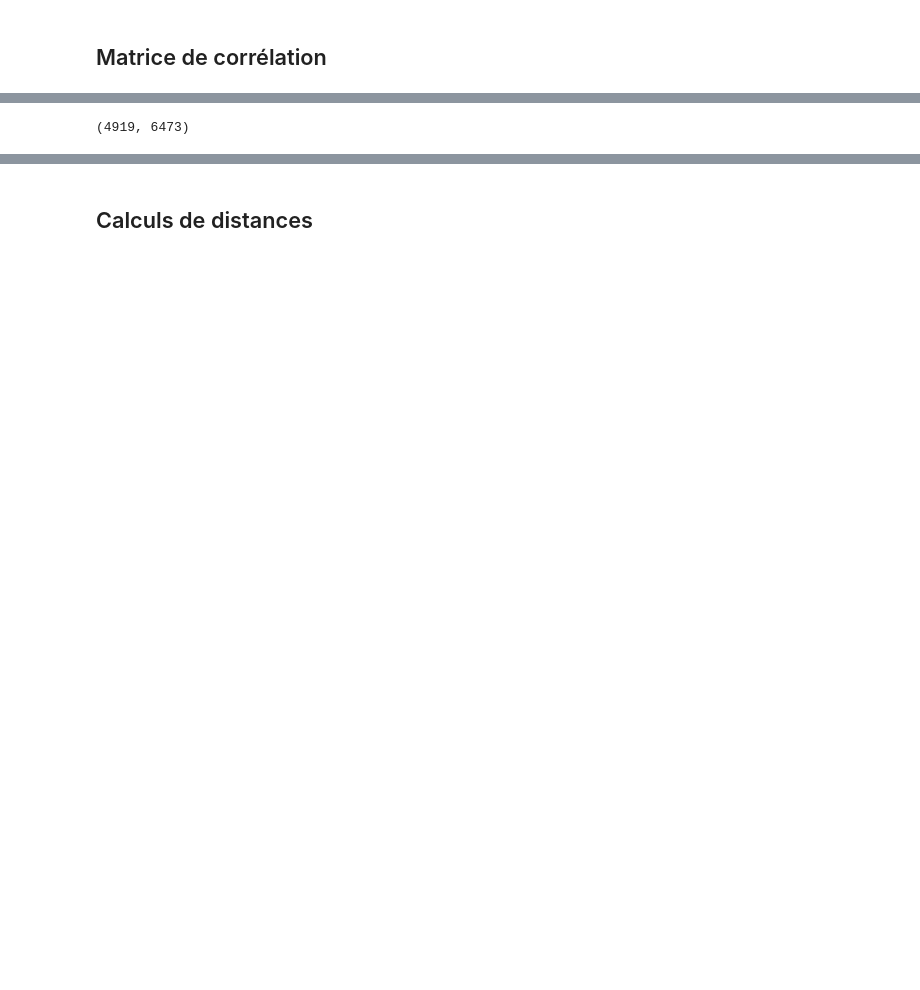
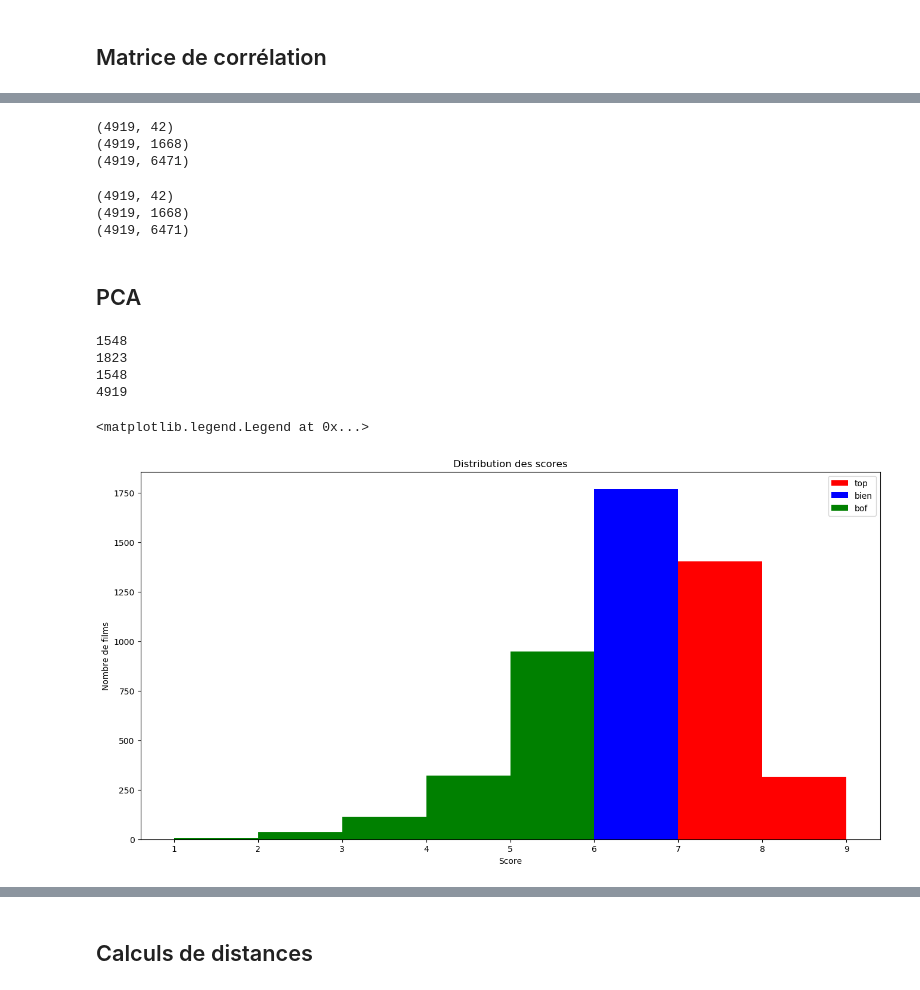
Before and after one commit to morganscao/Projet3, a Jupyter notebook: Notebooks/Projet2 - Modelisation.ipynb, the cells around one changed output, grey strips where cells are left out. Drawn from its saved outputs; the diff is of its cells as text; code cells hidden in the pictures; blank space fills up the shorter version.

```diff
--- a/Notebooks/Projet2 - Modelisation.ipynb
+++ b/Notebooks/Projet2 - Modelisation.ipynb
@@ -53,13 +95,13 @@ def CreateCol(p_df, p_cols):
 # %%
 # Création d'une colonne avec tous les mots clés de la colonne 'genres'
-#cols = ['genres'] #ça et cosine, meilleur avec shrek
+cols = ['genres']
+dfkeys1 = CreateTable(df[cols], cols)
 
-# On peut aussi y mettre un ensemmble de mots clés mais pas trop (bien avec les )
-#cols = ['genres', 'director_name', 'actor_1_name', 'language', 'movie_title']
+# On peut aussi mettre d'autres mots clés mais pas trop
+cols = ['genres', 'director_name', 'actor_1_name', 'language', 'movie_title']
+dfkeys2 = CreateTable(df[cols], cols)
 
-# On peut aussi y mettre un ensemmble de mots clés
-cols = ['genres', 'plot_keywords', 'director_name', 'actor_1_name', 'actor_2_name', 'actor_3_name', 'color', 'language', 'country', 'content_rating', 'movie_title']
-
-df_keywords = CreateCol(df[cols], cols)
-df_keywords.head()
+# On peut tester avec tous les mots clés
+cols = ['genres', 'plot_keywords', 'director_name', 'actor_1_name', 'actor_2_name', 'actor_3_name', 'language', 'country', 'content_rating', 'movie_title']
+dfkeys3 = CreateTable(df[cols], cols)
 # %% [output]
@@ -164,6 +114,58 @@ tmp.shape
-# %%
-df_num = df.select_dtypes(include=[np.number])
-df_num = pd.concat([df_num, tmp], axis=1)
-print (df_num.shape)
-# %% [output]
-(4919, 6473)
+# %%
+# Création des matrices avec de plus en plus d'information
+df_num = df.select_dtypes(include=[np.number])
+df_num1 = pd.concat([df_num, dfkeys1], axis=1)
+print (df_num1.shape)
+df_num2 = pd.concat([df_num, dfkeys2], axis=1)
+print (df_num2.shape)
+df_num3 = pd.concat([df_num, dfkeys3], axis=1)
+print (df_num3.shape)
+# %% [output]
+(4919, 42)
+(4919, 1668)
+(4919, 6471)
+# %%
+# Normalisation
+X_norm1 = preprocessing.scale(df_num1)
+print (X_norm1.shape)
+X_norm2 = preprocessing.scale(df_num2)
+print (X_norm2.shape)
+X_norm3 = preprocessing.scale(df_num3)
+print (X_norm3.shape)
+# %% [output]
+(4919, 42)
+(4919, 1668)
+(4919, 6471)
+# %% [markdown]
+## PCA
+# %%
+# Voyons si on peut classer les films par leur score
+y = df_num1.imdb_score
+# On fait trois catégories à peu près homogène
+bins = [0,6,7,10]
+group_names = ['bof', 'bien', 'top']
+cats = pd.cut(y, bins, labels=group_names)
+y = pd.cut(y, bins)
+label_enc = preprocessing.LabelEncoder().fit(y)
+y = label_enc.transform(y)
+print(sum(1 for x in y if x==0))
+print(sum(1 for x in y if x==1))
+print(sum(1 for x in y if x==2))
+print(sum(1 for x in y))
+# %% [output]
+1548
+1823
+1548
+4919
+# %%
+plt.figure(figsize=(16, 8))
+plt.hist(df_num1.imdb_score, bins=range(1, 10), color='r', label='top')
+plt.hist(df_num1[df_num1.imdb_score<7].imdb_score, bins=range(1, 10), color='b', label='bien')
+plt.hist(df_num1[df_num1.imdb_score<6].imdb_score, bins=range(1, 10), color='g', label='bof')
+plt.xlabel("Score")
+plt.ylabel("Nombre de films")
+plt.title("Distribution des scores")
+plt.legend()
+# %% [output]
+<matplotlib.legend.Legend at 0x...>
+[figure, added]
```
Also changed, not shown: parts of 66 cells of this notebook, 4 other files.
